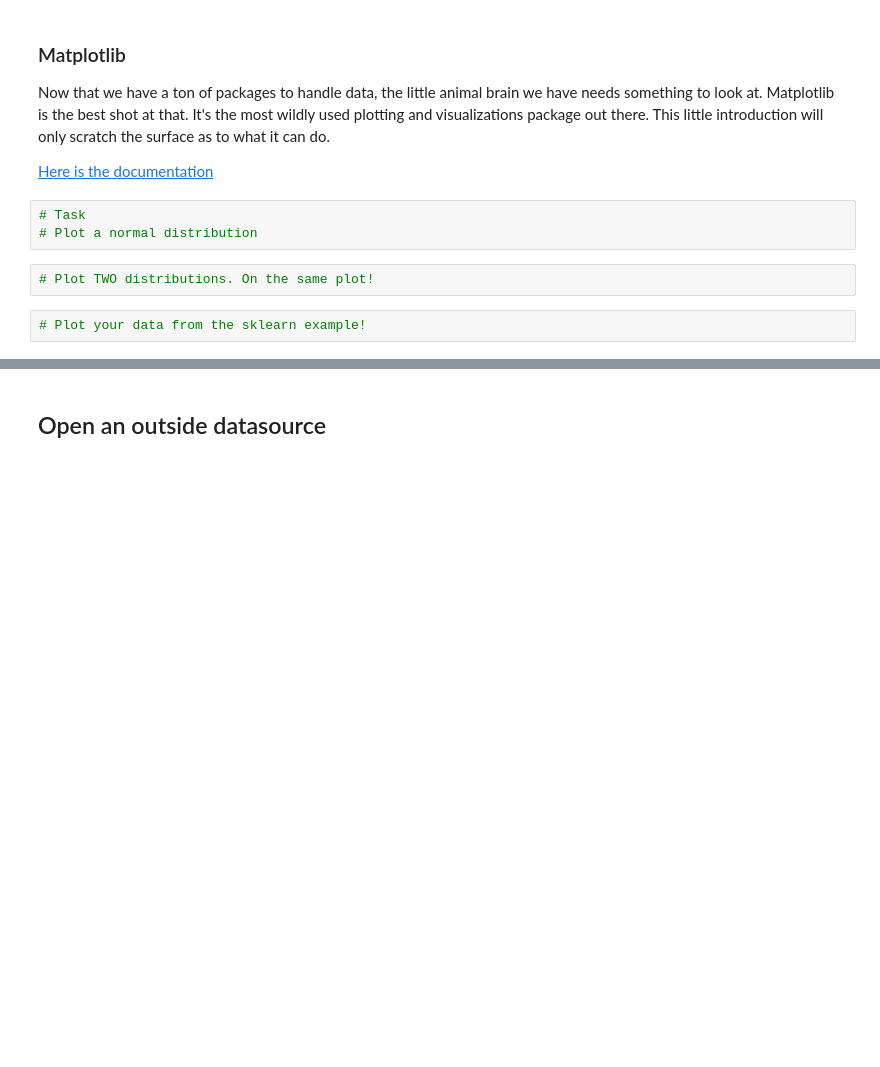
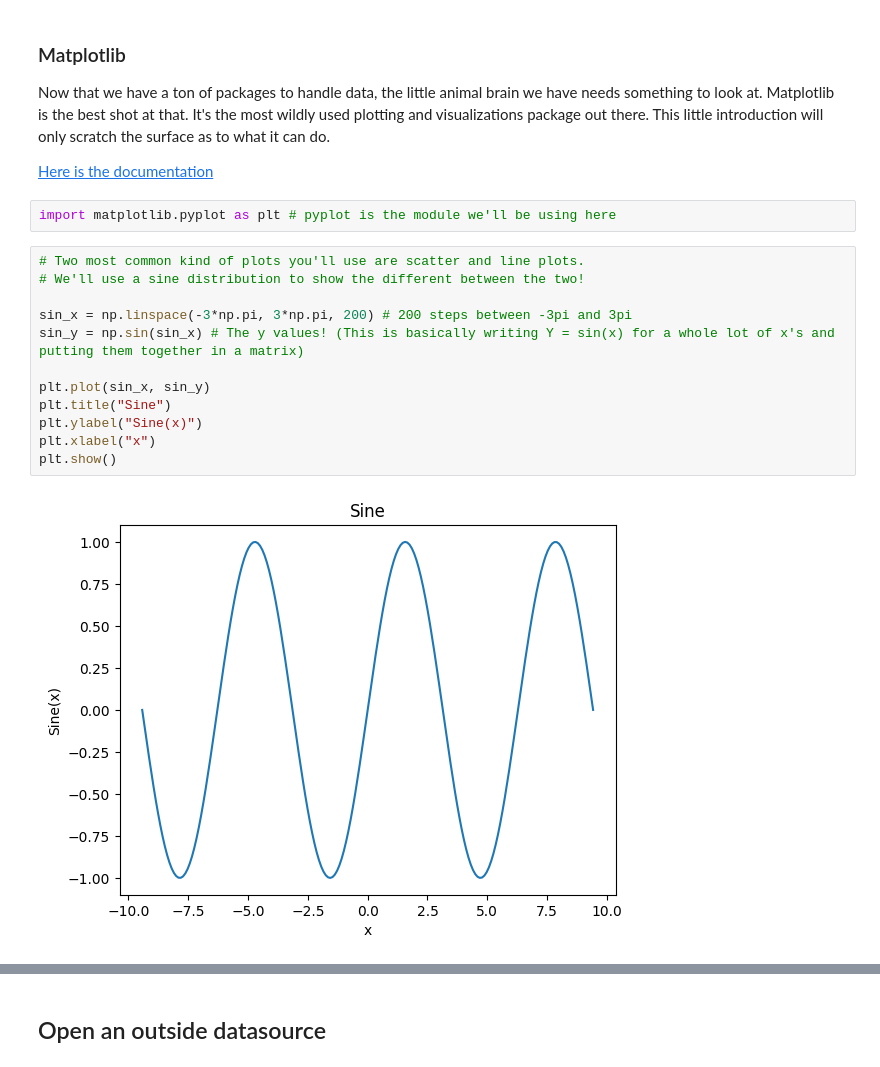
Before and after one commit to BNL-Fermilab-RENEW/tutorials_2023, a Jupyter notebook: introduction.ipynb, the cells around one changed output, grey strips where cells are left out. Saved outputs shown, nothing was run; the diff lists cells and outputs as text; blank space fills up the shorter version.

Commit message:
matplot and challenges

```diff
--- a/introduction.ipynb
+++ b/introduction.ipynb
@@ -382,10 +389,19 @@ It's the most wildly used plotting and visualizations package out there.
 This little introduction will only scratch the surface as to what it can do.
 
 [Here is the documentation](https://matplotlib.org/)
-# %%
-# Task
-# Plot a normal distribution
-# %%
-# Plot TWO distributions. On the same plot!
-# %%
-# Plot your data from the sklearn example!
+# %%
+import matplotlib.pyplot as plt # pyplot is the module we'll be using here
+# %%
+# Two most common kind of plots you'll use are scatter and line plots.
+# We'll use a sine distribution to show the different between the two!
+
+sin_x = np.linspace(-3*np.pi, 3*np.pi, 200) # 200 steps between -3pi and 3pi
+sin_y = np.sin(sin_x) # The y values! (This is basically writing Y = sin(x) for a whole lot of x's and putting them together in a matrix)
+
+plt.plot(sin_x, sin_y)
+plt.title("Sine")
+plt.ylabel("Sine(x)")
+plt.xlabel("x")
+plt.show()
+# %% [output]
+[figure, added]
```
Also changed, not shown: parts of 20 cells of this notebook.
